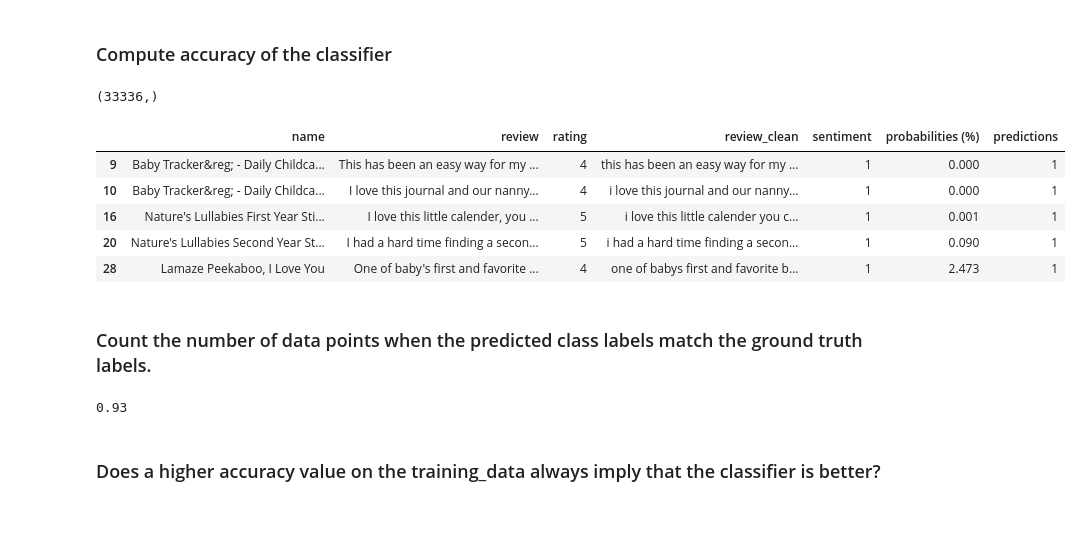
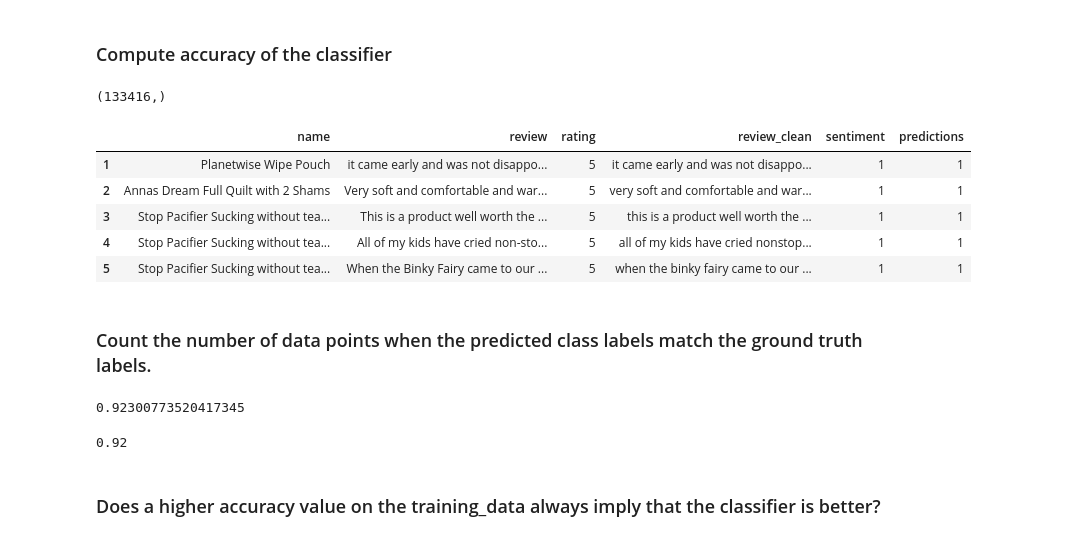
Before and after one commit to lucianoviola/sentiment_analysis, a Jupyter notebook: sentiment_analysis.ipynb, the cells around one changed output. Saved outputs shown, nothing was run; the diff lists cells and outputs as text; code cells hidden in the pictures.

```diff
--- a/sentiment_analysis.ipynb
+++ b/sentiment_analysis.ipynb
@@ -419,21 +428,21 @@ Name: name, dtype: object
 # %% [markdown]
 ### Compute accuracy of the classifier
 # %%
-predictions = sentiment_model.predict(test_matrix)
+predictions = sentiment_model.predict(train_matrix)
 print(predictions.shape)
 # %% [output]
-(33336,)
+(133416,)
 # %%
-test_data.loc[:,'predictions'] = predictions
+train_data.loc[:,'predictions'] = predictions
 # %%
-test_data.head()
+train_data.head()
 # %% [output]
-|  | name | review | rating | review_clean | sentiment | probabilities (%) | predictions |
-| 9 | Baby Tracker&reg; - Daily Childca... | This has been an easy way for my ... | 4 | this has been an easy way for my ... | 1 | 0.000 | 1 |
-| 10 | Baby Tracker&reg; - Daily Childca... | I love this journal and our nanny... | 4 | i love this journal and our nanny... | 1 | 0.000 | 1 |
-| 16 | Nature's Lullabies First Year Sti... | I love this little calender, you ... | 5 | i love this little calender you c... | 1 | 0.001 | 1 |
-| 20 | Nature's Lullabies Second Year St... | I had a hard time finding a secon... | 5 | i had a hard time finding a secon... | 1 | 0.090 | 1 |
-| 28 | Lamaze Peekaboo, I Love You | One of baby's first and favorite ... | 4 | one of babys first and favorite b... | 1 | 2.473 | 1 |
+|  | name | review | rating | review_clean | sentiment | predictions |
+| 1 | Planetwise Wipe Pouch | it came early and was not disappo... | 5 | it came early and was not disappo... | 1 | 1 |
+| 2 | Annas Dream Full Quilt with 2 Shams | Very soft and comfortable and war... | 5 | very soft and comfortable and war... | 1 | 1 |
+| 3 | Stop Pacifier Sucking without tea... | This is a product well worth the ... | 5 | this is a product well worth the ... | 1 | 1 |
+| 4 | Stop Pacifier Sucking without tea... | All of my kids have cried non-sto... | 5 | all of my kids have cried nonstop... | 1 | 1 |
+| 5 | Stop Pacifier Sucking without tea... | When the Binky Fairy came to our ... | 5 | when the binky fairy came to our ... | 1 | 1 |
 # %% [markdown]
 ### Count the number of data points when the predicted class labels match the ground truth labels.
 # %%
@@ -450,10 +459,16 @@ def accuracy(data):
             continue
 
     return correctly_classified/total_examples
+# %%
+from sklearn.metrics import accuracy_score
+
+accuracy_score(train_data.sentiment,train_data.predictions)
+# %% [output]
+0.92300773520417345
 # %%
-print(round(accuracy(test_data),2))
+print(round(accuracy(train_data,train_data.predictions),2))
 # %% [output]
-0.93
+0.92
 # %% [markdown]
 ### Does a higher accuracy value on the training_data always imply that the classifier is better?
 # %% [markdown]
```
Also changed, not shown: parts of 44 cells of this notebook.
